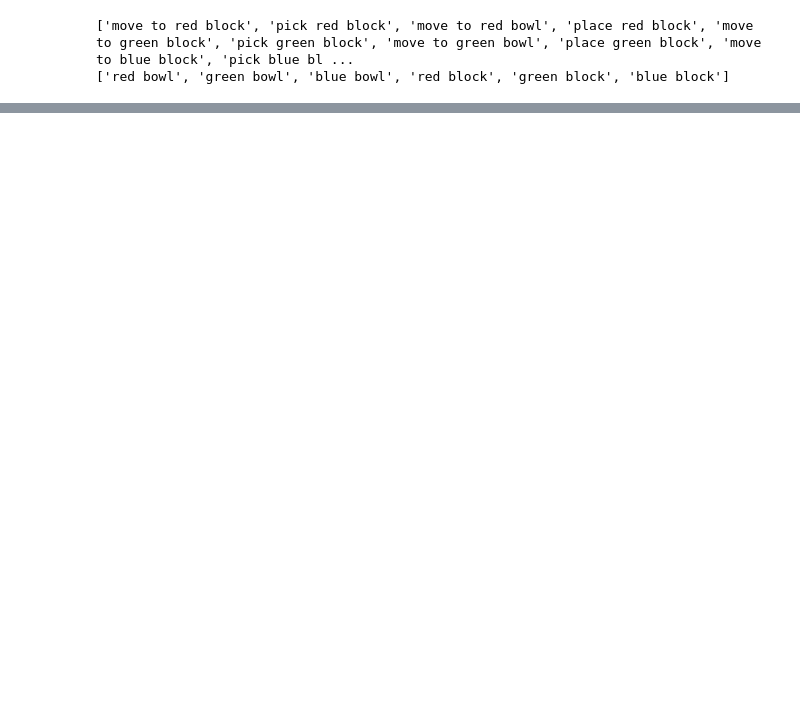
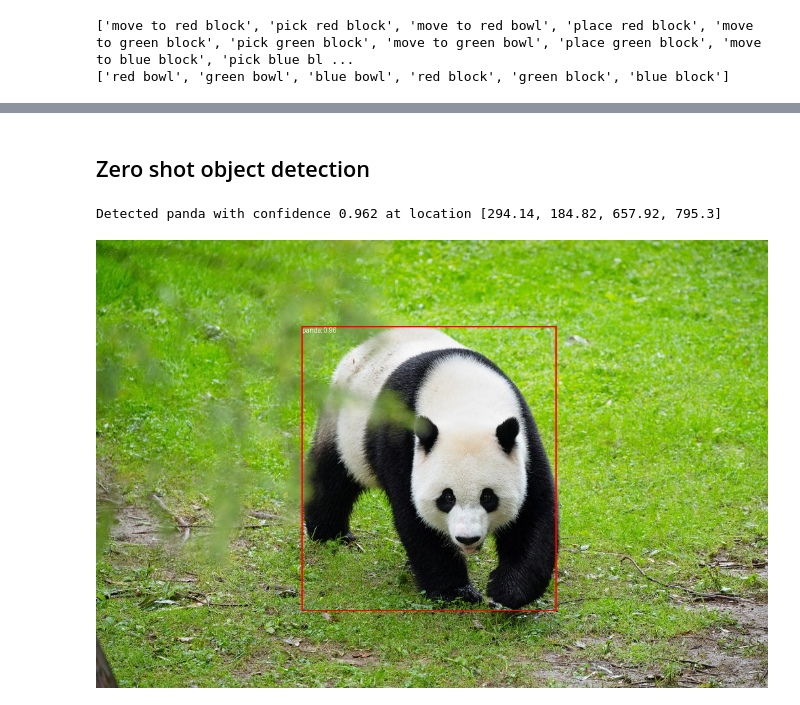
Before and after one commit to siqisiqisiqisiqi/control_robot_via_language, a Jupyter notebook: LangChain_ChatGPT4_vision.ipynb, the cells around one changed output, grey strips where cells are left out. Saved outputs shown, nothing was run; the diff lists cells and outputs as text; code cells hidden in the pictures; blank space fills up the shorter version.

```diff
--- a/LangChain_ChatGPT4_vision.ipynb
+++ b/LangChain_ChatGPT4_vision.ipynb
@@ -162,0 +166,2 @@ print(result['image_description'])
+# %% [markdown]
+## Zero shot object detection
@@ -162,0 +187,56 @@ print(result['image_description'])
+# %%
+# forward pass
+with torch.no_grad():
+    outputs = model(**inputs)
+
+# Note: boxes need to be visualized on the padded, unnormalized image
+# hence we'll set the target image sizes (height, width) based on that
+
+def get_preprocessed_image(pixel_values):
+    pixel_values = pixel_values.squeeze().numpy()
+    unnormalized_image = (pixel_values * np.array(OPENAI_CLIP_STD)[:, None, None]) + np.array(OPENAI_CLIP_MEAN)[:, None, None]
+    unnormalized_image = (unnormalized_image * 255).astype(np.uint8)
+    unnormalized_image = np.moveaxis(unnormalized_image, 0, -1)
+    unnormalized_image = Image.fromarray(unnormalized_image)
+    return unnormalized_image
+
+unnormalized_image = get_preprocessed_image(inputs.pixel_values)
+
+target_sizes = torch.Tensor([unnormalized_image.size[::-1]])
+# Convert outputs (bounding boxes and class logits) to final bounding boxes and scores
+results = processor.post_process_object_detection(
+    outputs=outputs, threshold=0.2, target_sizes=target_sizes
+)
+
+i = 0  # Retrieve predictions for the first image for the corresponding text queries
+text = texts[i]
+boxes, scores, labels = results[i]["boxes"], results[i]["scores"], results[i]["labels"]
+
+for box, score, label in zip(boxes, scores, labels):
+    box = [round(i, 2) for i in box.tolist()]
+    print(f"Detected {text[label]} with confidence {round(score.item(), 3)} at location {box}")
+# %% [output]
+Detected panda with confidence 0.962 at location [294.14, 184.82, 657.92, 795.3]
+# %%
+from PIL import ImageDraw
+image = Image.open(r'image3.jpg')
+draw = ImageDraw.Draw(image)
+boxes2 = boxes.tolist()
+scores2 = scores.tolist()
+labels2 = labels.tolist()
+width, Height = image.size
+for box, score, label in zip(boxes2, scores2, labels2):
+    if score < 0.3:
+        continue
+    xmin, ymin, xmax, ymax = box
+    xmin = xmin*width/960
+    xmax = xmax*width/960
+    ymin = ymin*Height/960
+    ymax = ymax*Height/960
+    draw.rectangle((xmin, ymin, xmax, ymax), outline='red', width=2)
+    # draw.rectangle((ymin, xmin, ymax, xmax), outline='red', width=2)
+    draw.text((xmin, ymin), f"{texts[0][label]}: {round(score,2)}", fill = "white")
+# %%
+image
+# %% [output]
+[figure, added]
```
Also changed, not shown: parts of 7 cells of this notebook, 3 other files.
